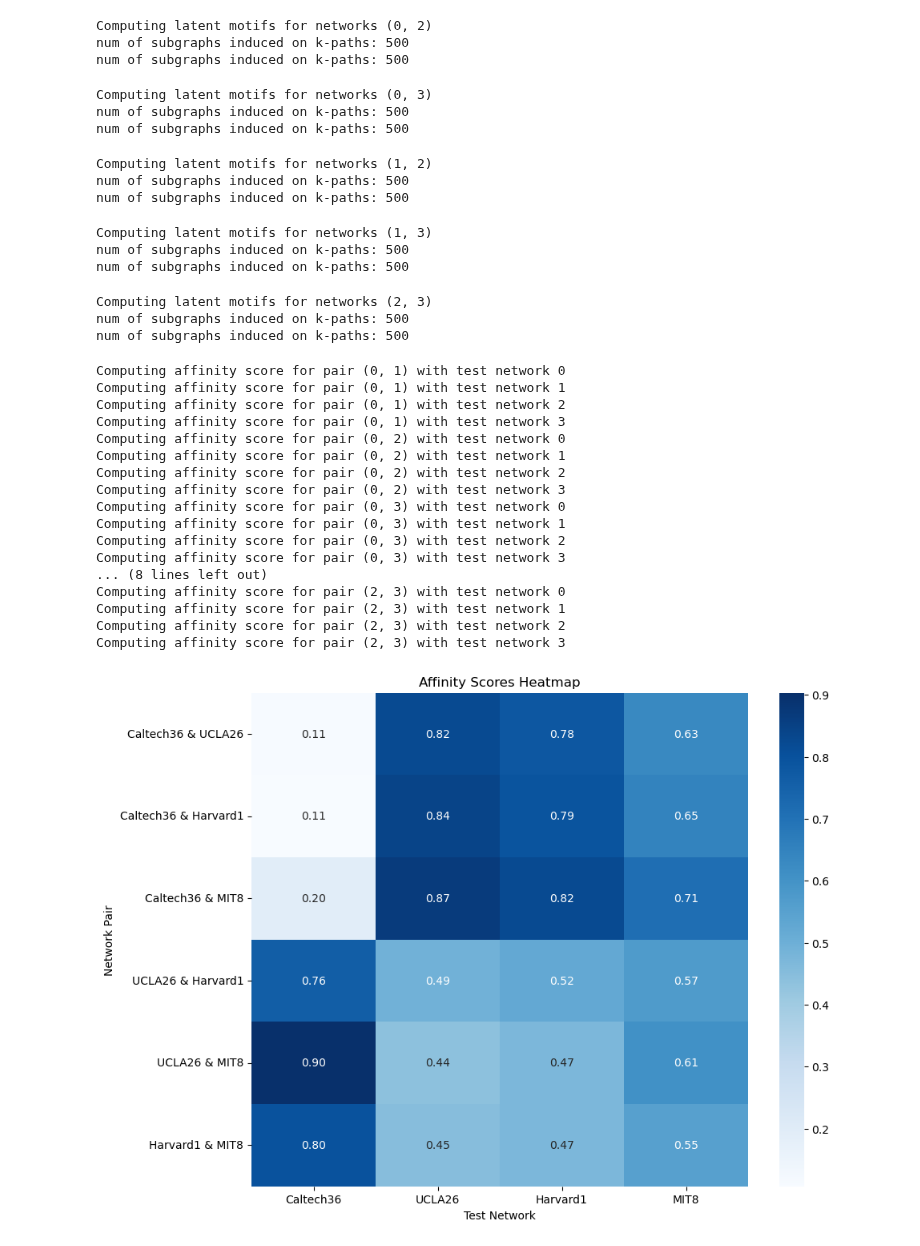
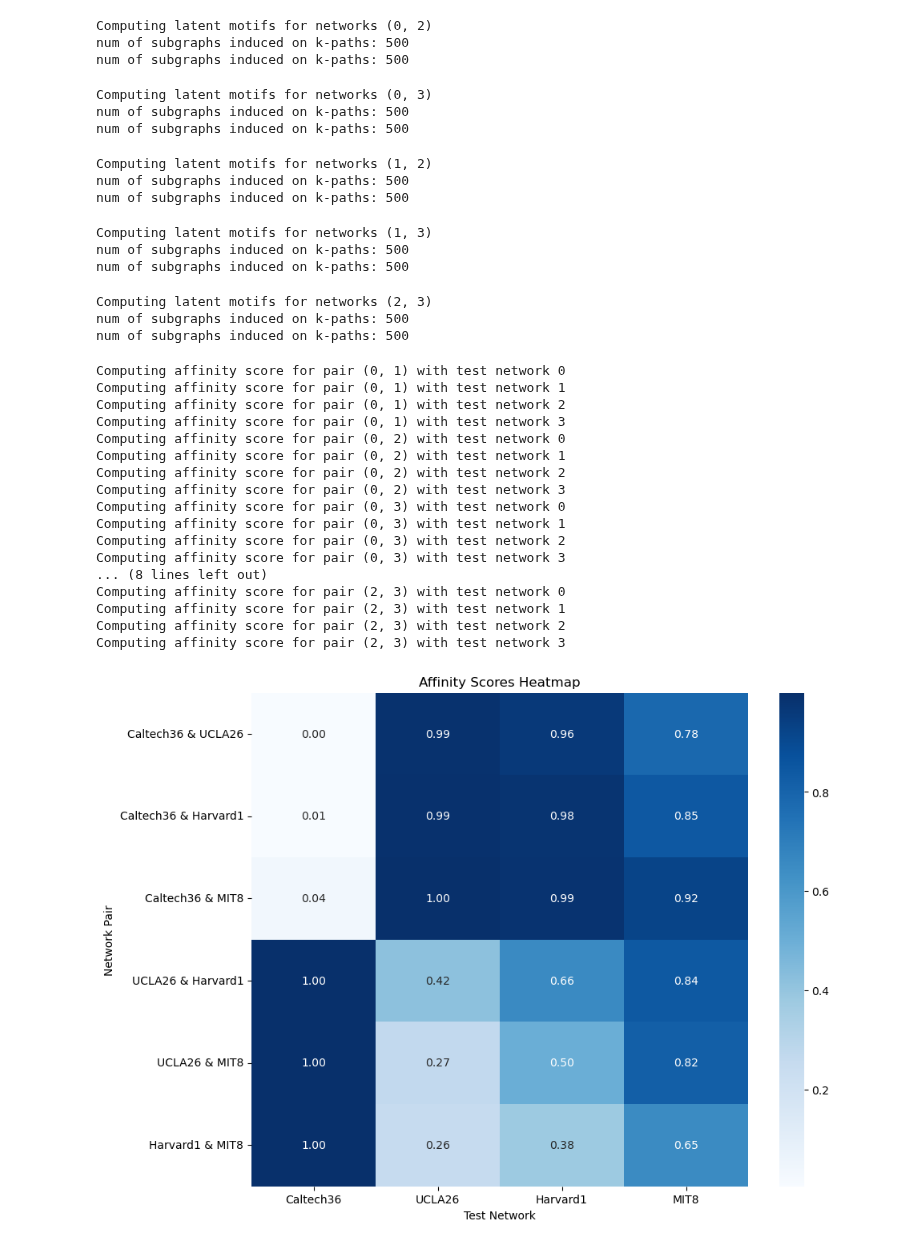
Before and after one commit to Yee-Millennium/REU2024_code, a Jupyter notebook: Affinity_score_heatmap.ipynb, the cells around one changed output. Cells and saved outputs as stored; diff of their text form; code cells hidden in the pictures.

```diff
--- a/Affinity_score_heatmap.ipynb
+++ b/Affinity_score_heatmap.ipynb
@@ -85,7 +85,7 @@ def affinity_analysis_binary_all(ntwk_list, sample_size_list, k, n_components, i
 # Example usage
 ntwk_list = ['Caltech36', 'UCLA26', 'Harvard1', "MIT8"]
 sample_size_list = [500, 500]
-k = 16
+k = 40
 n_components = 16
 iterations = 250
 
@@ -99,31 +99,31 @@ num of subgraphs induced on k-paths: 500
 num of subgraphs induced on k-paths: 500
 Computing latent motifs for networks (0, 3)
 num of subgraphs induced on k-paths: 500
 num of subgraphs induced on k-paths: 500
 Computing latent motifs for networks (1, 2)
 num of subgraphs induced on k-paths: 500
 num of subgraphs induced on k-paths: 500
 Computing latent motifs for networks (1, 3)
 num of subgraphs induced on k-paths: 500
 num of subgraphs induced on k-paths: 500
 Computing latent motifs for networks (2, 3)
 num of subgraphs induced on k-paths: 500
 num of subgraphs induced on k-paths: 500
 Computing affinity score for pair (0, 1) with test network 0
 Computing affinity score for pair (0, 1) with test network 1
 Computing affinity score for pair (0, 1) with test network 2
 Computing affinity score for pair (0, 1) with test network 3
 Computing affinity score for pair (0, 2) with test network 0
 Computing affinity score for pair (0, 2) with test network 1
 Computing affinity score for pair (0, 2) with test network 2
 Computing affinity score for pair (0, 2) with test network 3
 Computing affinity score for pair (0, 3) with test network 0
 Computing affinity score for pair (0, 3) with test network 1
 Computing affinity score for pair (0, 3) with test network 2
 Computing affinity score for pair (0, 3) with test network 3
 ... (8 lines left out)
 Computing affinity score for pair (2, 3) with test network 0
 Computing affinity score for pair (2, 3) with test network 1
 Computing affinity score for pair (2, 3) with test network 2
 Computing affinity score for pair (2, 3) with test network 3
-[figure, old version]
+[figure, new version]
```
